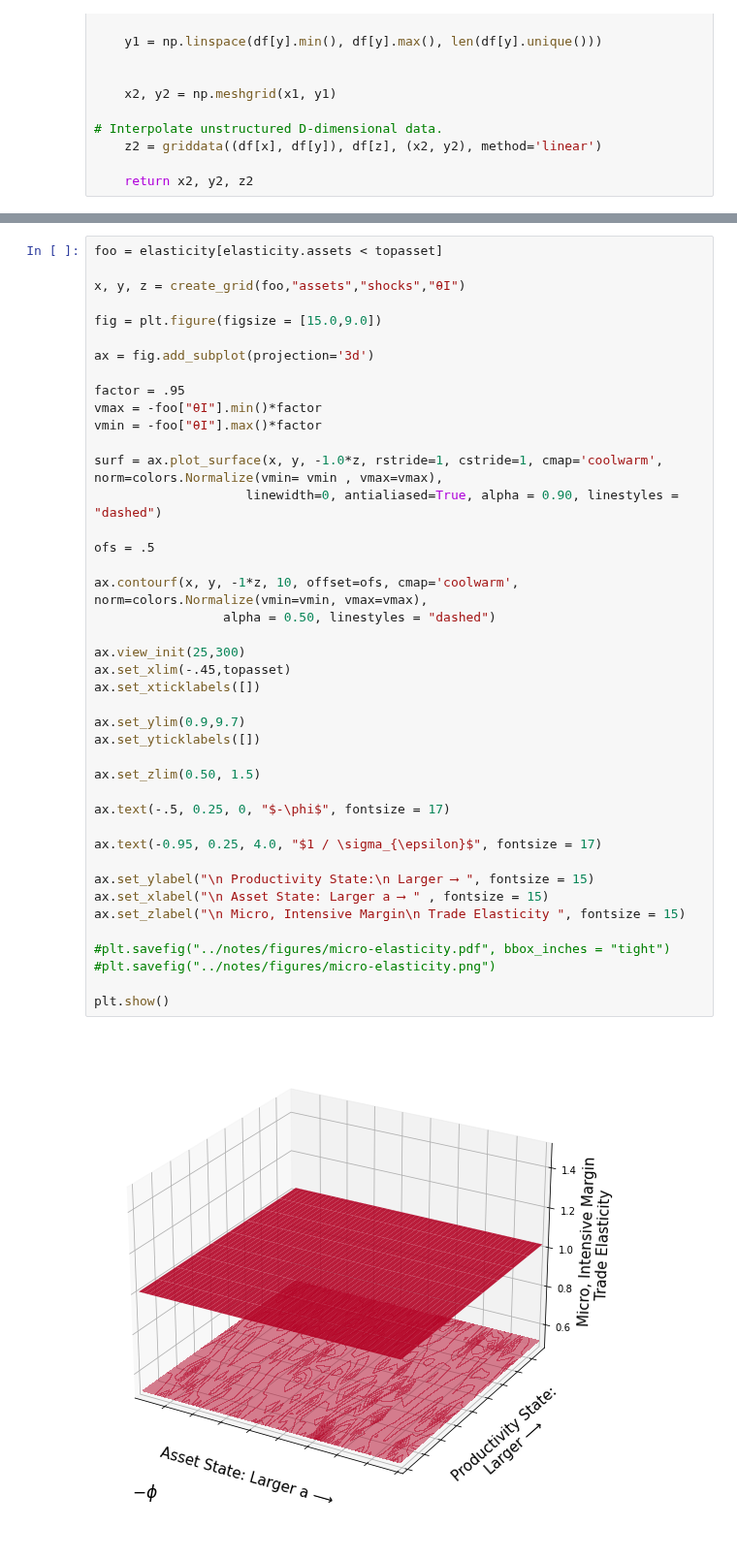
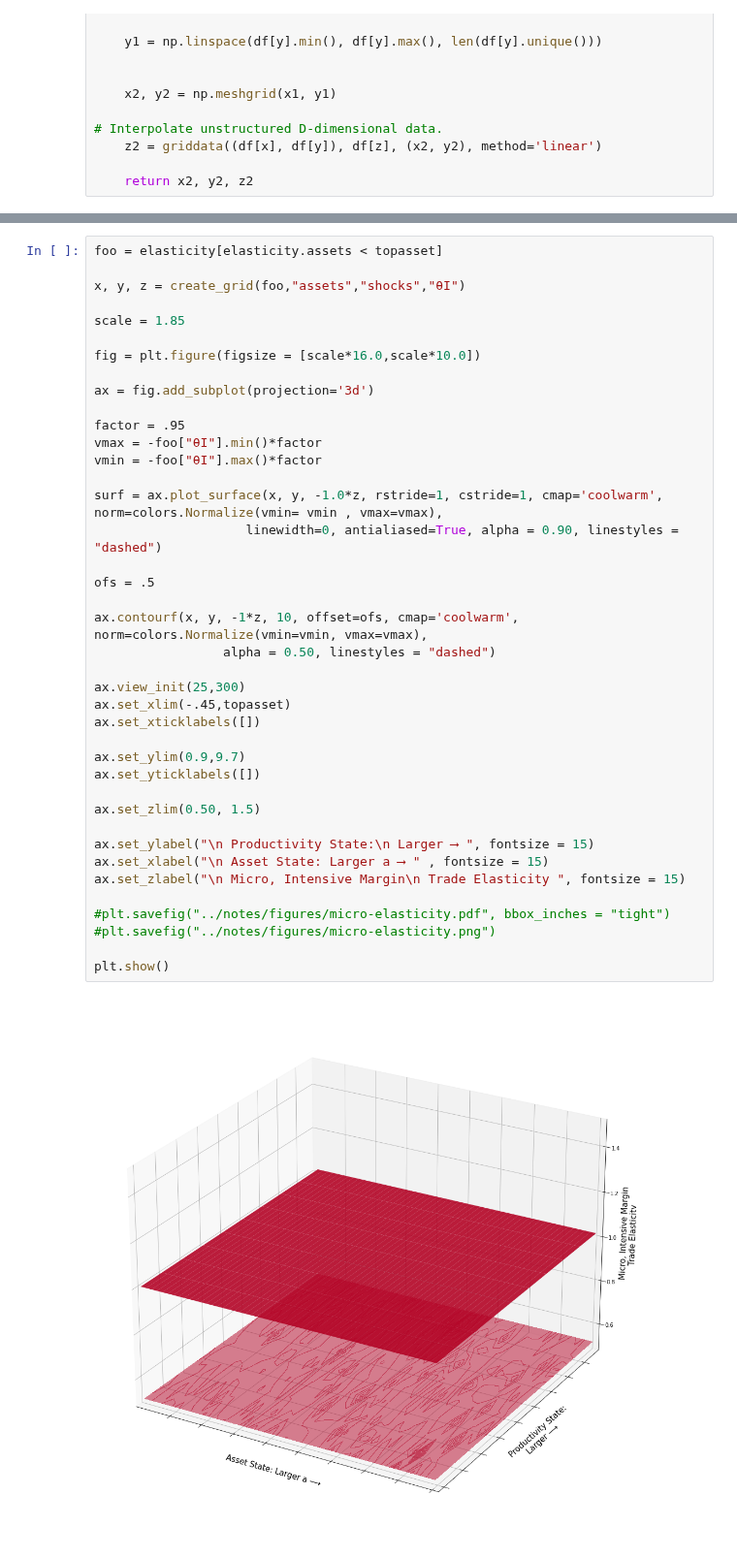
Before and after one commit to mwaugh0328/heterogeneous-agent-trade, a Jupyter notebook: notebooks/plot-micro-elasticity-log.ipynb, the cells around one changed output, grey strips where cells are left out. Shown at 97% size. Drawn from its saved outputs; the diff is of its cells as text.

```diff
--- a/notebooks/plot-micro-elasticity-log.ipynb
+++ b/notebooks/plot-micro-elasticity-log.ipynb
@@ -132,42 +136,40 @@ foo = elasticity[elasticity.assets < topasset]
 
 x, y, z = create_grid(foo,"assets","shocks","θI")
 
-fig = plt.figure(figsize = [15.0,9.0])
+scale = 1.85
+
+fig = plt.figure(figsize = [scale*16.0,scale*10.0])
 
 ax = fig.add_subplot(projection='3d')
 
 factor = .95
 vmax = -foo["θI"].min()*factor
 vmin = -foo["θI"].max()*factor
 
 surf = ax.plot_surface(x, y, -1.0*z, rstride=1, cstride=1, cmap='coolwarm', norm=colors.Normalize(vmin= vmin , vmax=vmax),
                     linewidth=0, antialiased=True, alpha = 0.90, linestyles = "dashed")
 
 ofs = .5
 
 ax.contourf(x, y, -1*z, 10, offset=ofs, cmap='coolwarm', norm=colors.Normalize(vmin=vmin, vmax=vmax),
                  alpha = 0.50, linestyles = "dashed")
 
 ax.view_init(25,300)
 ax.set_xlim(-.45,topasset)
 ax.set_xticklabels([])
 
 ax.set_ylim(0.9,9.7)
 ax.set_yticklabels([])
 
 ax.set_zlim(0.50, 1.5)
 
-ax.text(-.5, 0.25, 0, "$-\phi$", fontsize = 17)
-
-ax.text(-0.95, 0.25, 4.0, "$1 / \sigma_{\epsilon}$", fontsize = 17)
-
 ax.set_ylabel("\n Productivity State:\n Larger ⟶ ", fontsize = 15)
 ax.set_xlabel("\n Asset State: Larger a ⟶ " , fontsize = 15)
 ax.set_zlabel("\n Micro, Intensive Margin\n Trade Elasticity ", fontsize = 15)
 
 #plt.savefig("../notes/figures/micro-elasticity.pdf", bbox_inches = "tight")
 #plt.savefig("../notes/figures/micro-elasticity.png")
 
 plt.show()
 # %% [output]
-[figure, old version]
+[figure, new version]
```
Also changed, not shown: parts of 3 cells of this notebook, 3 other files.
